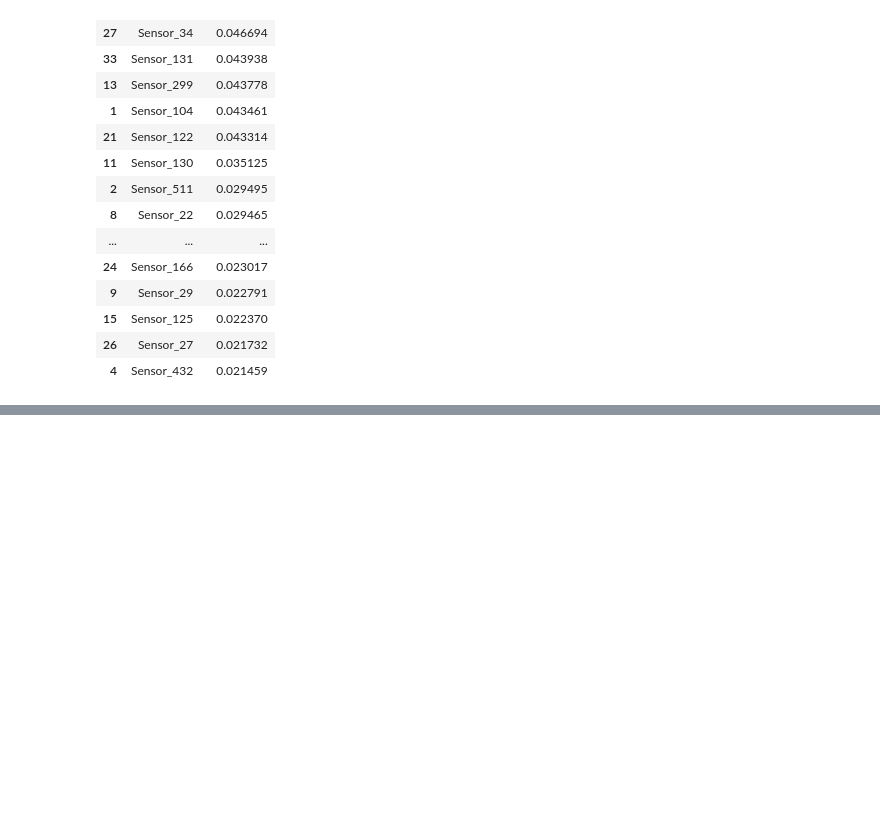
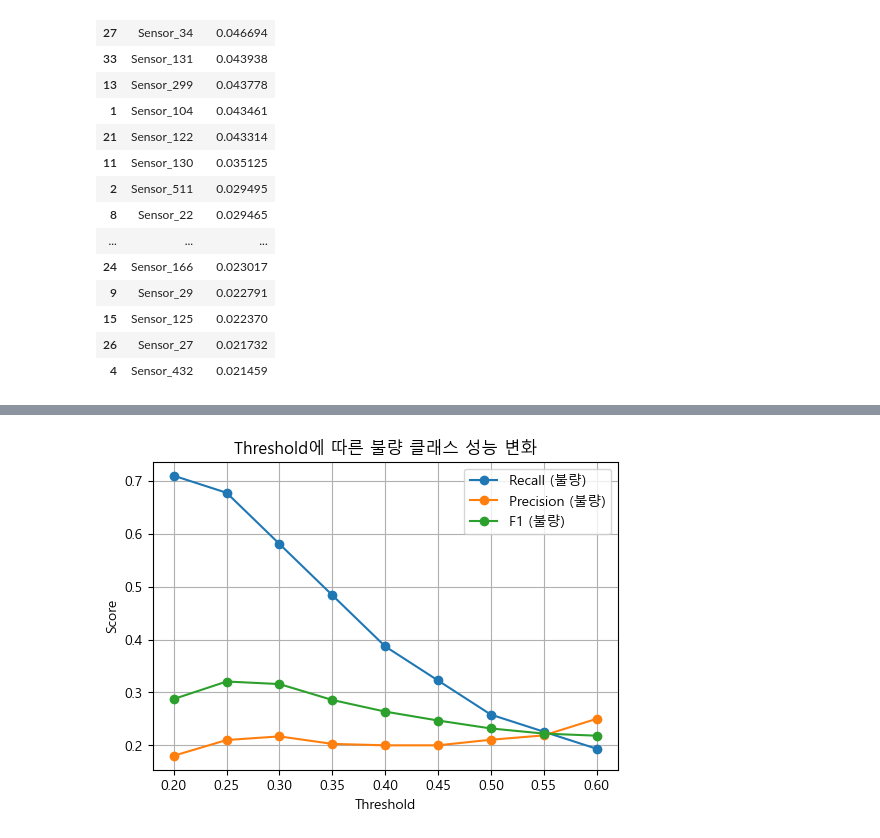
Before and after one commit to nuyos/azure-semicon-anomaly-project, a Jupyter notebook: test2.ipynb, the cells around one changed output, grey strips where cells are left out. Saved outputs shown, nothing was run; the diff lists cells and outputs as text; code cells hidden in the pictures; blank space fills up the shorter version.

Commit message:
add: 이상탐지 test update

```diff
--- a/test2.ipynb
+++ b/test2.ipynb
@@ -461,3 +461,33 @@ Passing `palette` without assigning `hue` is deprecated and will be removed in v
 | 15 | Sensor_125 | 0.022370 |
 | 26 | Sensor_27 | 0.021732 |
 | 4 | Sensor_432 | 0.021459 |
+# %%
+import numpy as np
+import pandas as pd
+from sklearn.metrics import precision_score, recall_score, f1_score, confusion_matrix
+
+# 1) 테스트셋에서 불량일 확률 가져오기
+proba = xgb_model.predict_proba(X_test_scaled)[:, 1]  # 클래스 1(불량)의 확률
+
+thresholds = np.arange(0.2, 0.61, 0.05)  # 0.20 ~ 0.60까지 0.05 간격
+rows = []
+
+for th in thresholds:
+    y_pred_th = (proba >= th).astype(int)
+    prec = precision_score(y_test, y_pred_th, zero_division=0)
+    rec = recall_score(y_test, y_pred_th, zero_division=0)
+    f1 = f1_score(y_test, y_pred_th, zero_division=0)
+    cm = confusion_matrix(y_test, y_pred_th, labels=[0,1])
+    rows.append({
+        "threshold": th,
+        "precision_1": prec,
+        "recall_1": rec,
+        "f1_1": f1,
+        "TN": cm[0,0],
+        "FP": cm[0,1],
+        "FN": cm[1,0],
+        "TP": cm[1,1],
+    })
+
+th_df = pd.DataFrame(rows)
+th_df
@@ -463,0 +505,15 @@ Passing `palette` without assigning `hue` is deprecated and will be removed in v
+# %%
+import matplotlib.pyplot as plt
+
+plt.figure(figsize=(6,4))
+plt.plot(th_df["threshold"], th_df["recall_1"], label="Recall (불량)", marker="o")
+plt.plot(th_df["threshold"], th_df["precision_1"], label="Precision (불량)", marker="o")
+plt.plot(th_df["threshold"], th_df["f1_1"], label="F1 (불량)", marker="o")
+plt.xlabel("Threshold")
+plt.ylabel("Score")
+plt.title("Threshold에 따른 불량 클래스 성능 변화")
+plt.legend()
+plt.grid(True)
+plt.show()
+# %% [output]
+[figure, added]
```
Also changed, not shown: parts of 10 cells of this notebook.
